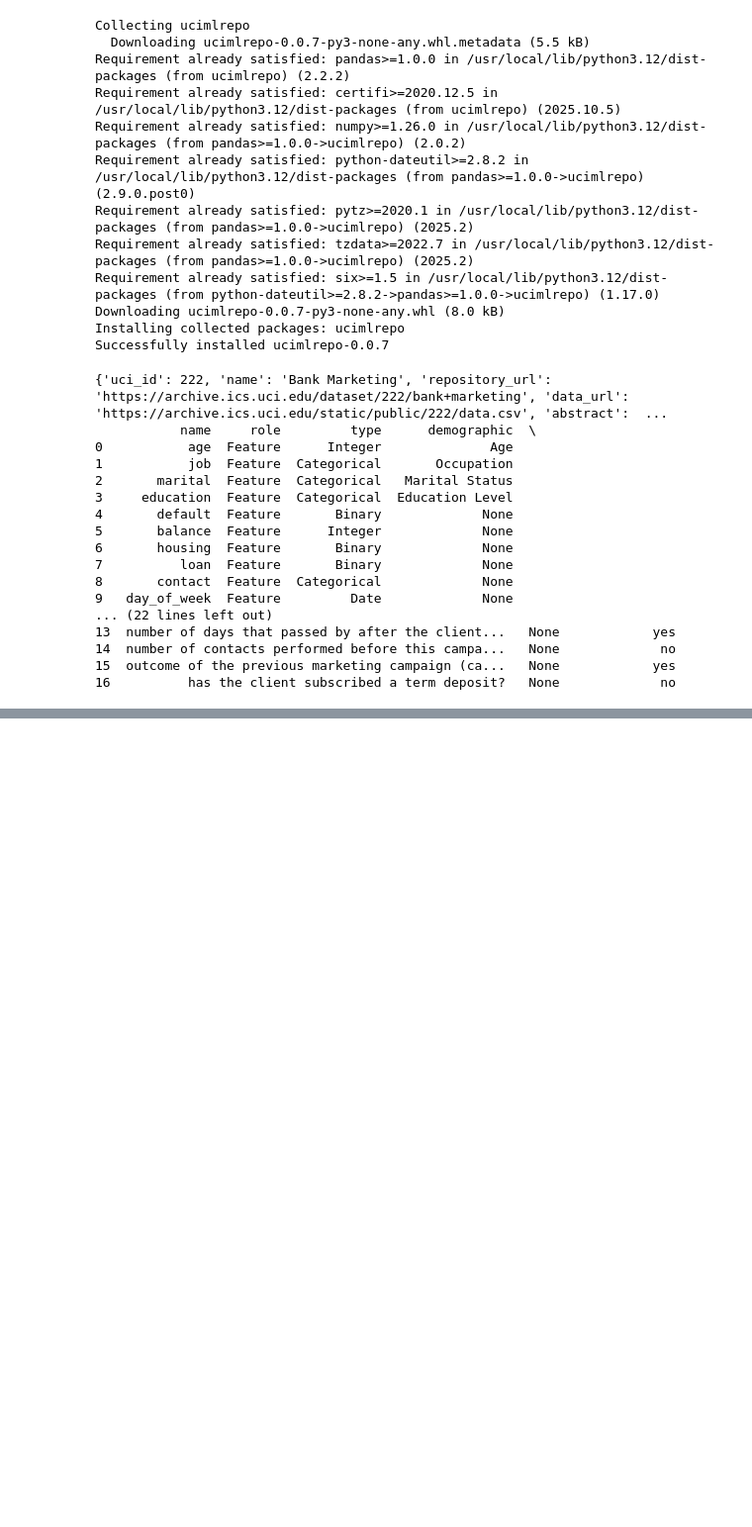
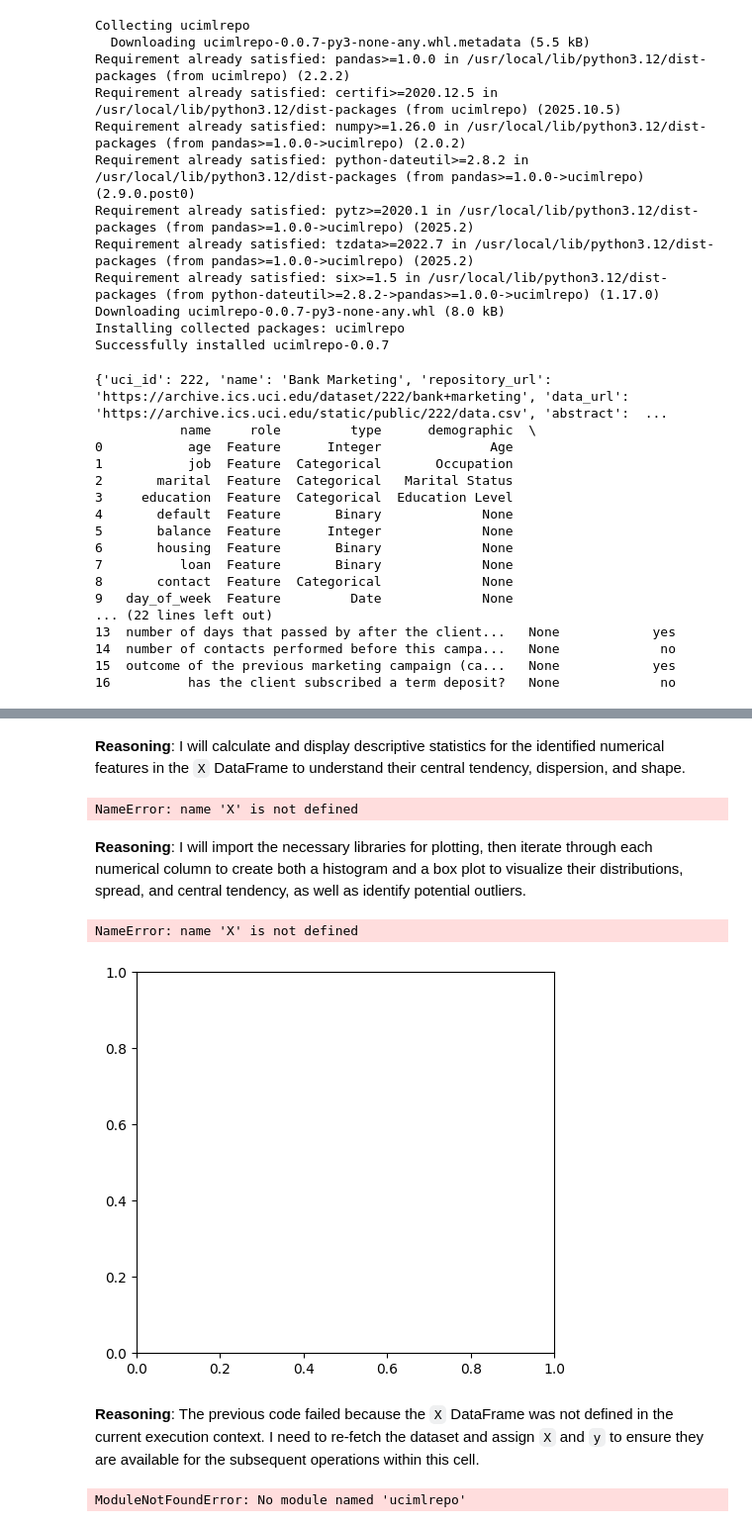
Before and after one commit to 984IKRAM/DS-, a Jupyter notebook: bank_marketing.ipynb, the cells around one changed output, grey strips where cells are left out. Shown at 99% size. Drawn from its saved outputs; the diff is of its cells as text; code cells hidden in the pictures; blank space fills up the shorter version.

```diff
--- a/bank_marketing.ipynb
+++ b/bank_marketing.ipynb
@@ -50,0 +59,77 @@ print(bank_marketing.variables)
+# %% [markdown]
+**Reasoning**:
+I will calculate and display descriptive statistics for the identified numerical features in the `X` DataFrame to understand their central tendency, dispersion, and shape.
+# %%
+numerical_cols = ['age', 'balance', 'duration', 'campaign', 'pdays', 'previous']
+desc_stats = X[numerical_cols].describe()
+print("Descriptive Statistics for Numerical Features:")
+print(desc_stats)
+# %% [output]
+NameError: name 'X' is not defined
+# %% [markdown]
+**Reasoning**:
+I will import the necessary libraries for plotting, then iterate through each numerical column to create both a histogram and a box plot to visualize their distributions, spread, and central tendency, as well as identify potential outliers.
+# %%
+import matplotlib.pyplot as plt
+import seaborn as sns
+
+numerical_cols = ['age', 'balance', 'duration', 'campaign', 'pdays', 'previous']
+
+for col in numerical_cols:
+    plt.figure(figsize=(12, 5))
+
+    # Histogram
+    plt.subplot(1, 2, 1) # 1 row, 2 columns, first plot
+    sns.histplot(X[col], kde=True, bins=30, color='skyblue')
+    plt.title(f'Distribution of {col.capitalize()}')
+    plt.xlabel(col.capitalize())
+    plt.ylabel('Frequency')
+    plt.legend([f'KDE for {col.capitalize()}'])
+
+    # Box plot
+    plt.subplot(1, 2, 2) # 1 row, 2 columns, second plot
+    sns.boxplot(y=X[col], color='lightcoral')
+    plt.title(f'Box Plot of {col.capitalize()}')
+    plt.ylabel(col.capitalize())
+
+    plt.tight_layout()
+    plt.show()
+# %% [output]
+NameError: name 'X' is not defined
+[figure, added]
+# %% [markdown]
+**Reasoning**:
+The previous code failed because the `X` DataFrame was not defined in the current execution context. I need to re-fetch the dataset and assign `X` and `y` to ensure they are available for the subsequent operations within this cell.
+# %%
+from ucimlrepo import fetch_ucirepo
+import matplotlib.pyplot as plt
+import seaborn as sns
+
+# fetch dataset to ensure X is defined
+bank_marketing = fetch_ucirepo(id=222)
+X = bank_marketing.data.features
+y = bank_marketing.data.targets
+
+numerical_cols = ['age', 'balance', 'duration', 'campaign', 'pdays', 'previous']
+
+for col in numerical_cols:
+    plt.figure(figsize=(12, 5))
+
+    # Histogram
+    plt.subplot(1, 2, 1) # 1 row, 2 columns, first plot
+    sns.histplot(X[col], kde=True, bins=30, color='skyblue')
+    plt.title(f'Distribution of {col.capitalize()}')
+    plt.xlabel(col.capitalize())
+    plt.ylabel('Frequency')
+    plt.legend([f'KDE for {col.capitalize()}'])
+
+    # Box plot
+    plt.subplot(1, 2, 2) # 1 row, 2 columns, second plot
+    sns.boxplot(y=X[col], color='lightcoral')
+    plt.title(f'Box Plot of {col.capitalize()}')
+    plt.ylabel(col.capitalize())
+
+    plt.tight_layout()
+    plt.show()
+# %% [output]
+ModuleNotFoundError: No module named 'ucimlrepo'
```
Also changed, not shown: parts of 30 cells of this notebook.
